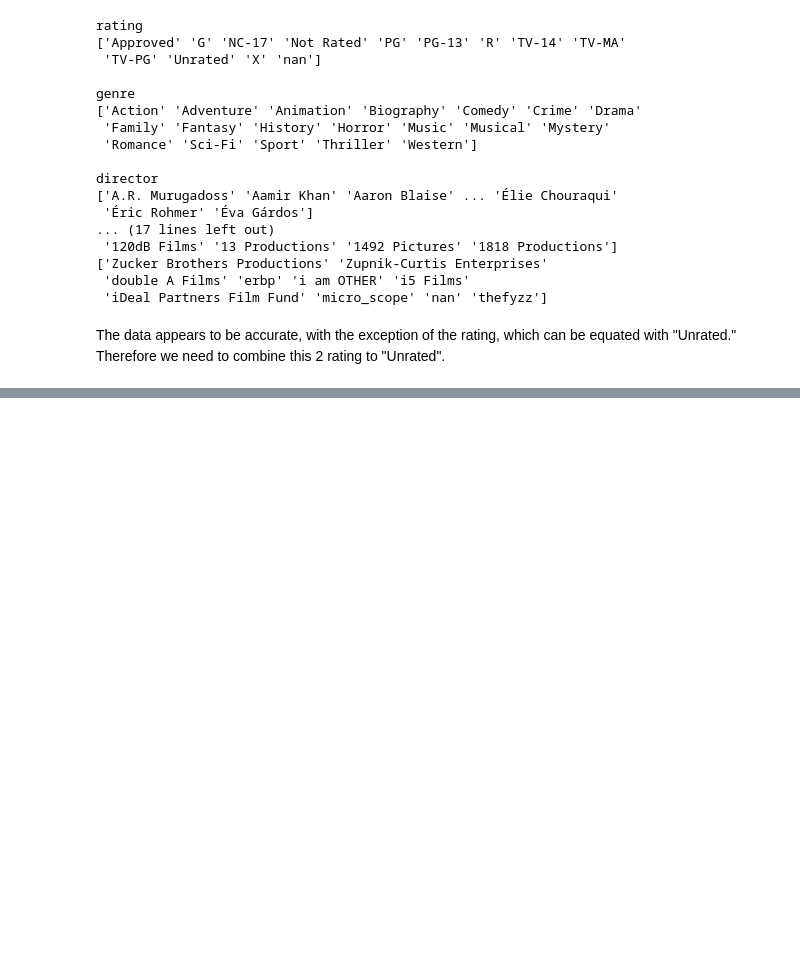
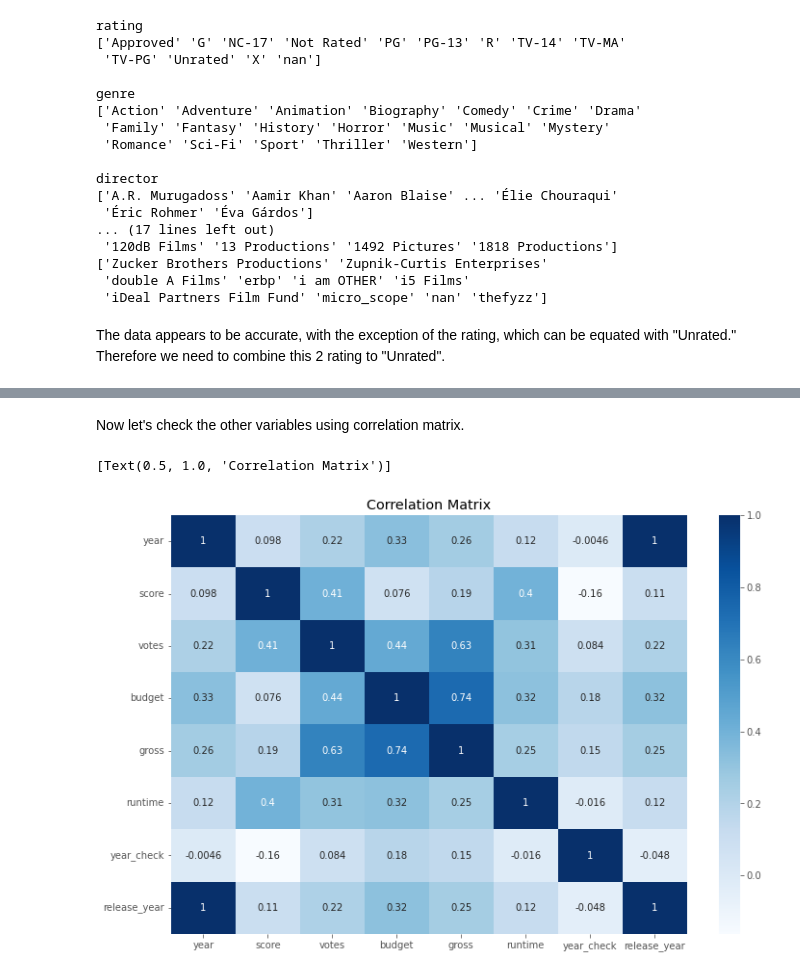
Before and after one commit to mikeglean/100-Days-of-Coding, a Jupyter notebook: film-data-analysis-python-project.ipynb, the cells around one changed output, grey strips where cells are left out. Saved outputs shown, nothing was run; the diff lists cells and outputs as text; code cells hidden in the pictures; blank space fills up the shorter version.

```diff
--- a/film-data-analysis-python-project.ipynb
+++ b/film-data-analysis-python-project.ipynb
@@ -306,0 +337,8 @@ rating
+# %% [markdown]
+Now let's check the other variables using correlation matrix.
+# %%
+correlation = df.corr()
+sns.heatmap(correlation, annot=True, cmap='Blues').set(title='Correlation Matrix')
+# %% [output]
+[Text(0.5, 1.0, 'Correlation Matrix')]
+[figure, added]
```
Also changed, not shown: parts of 11 cells of this notebook.
